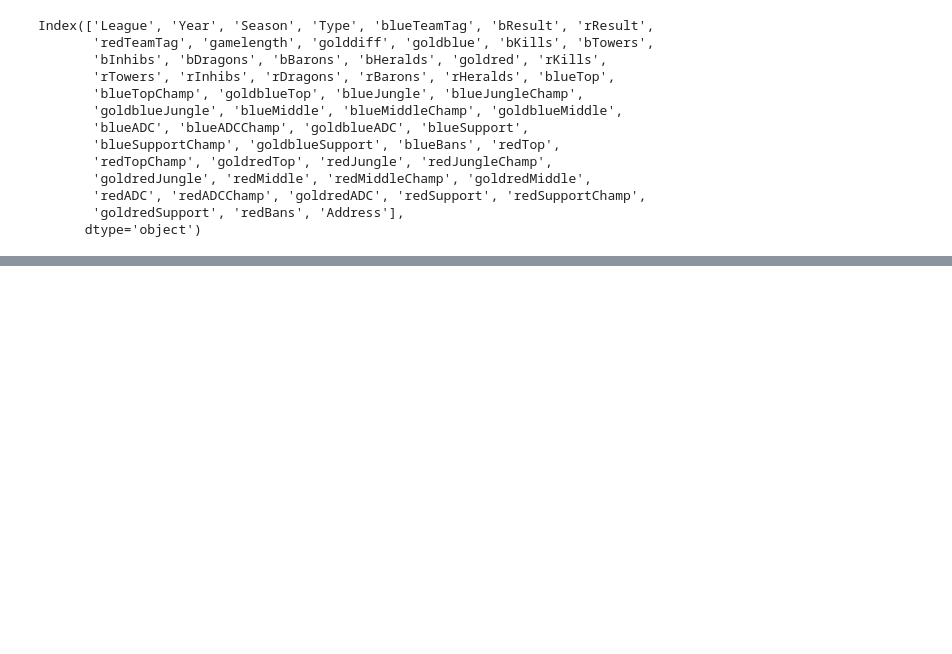
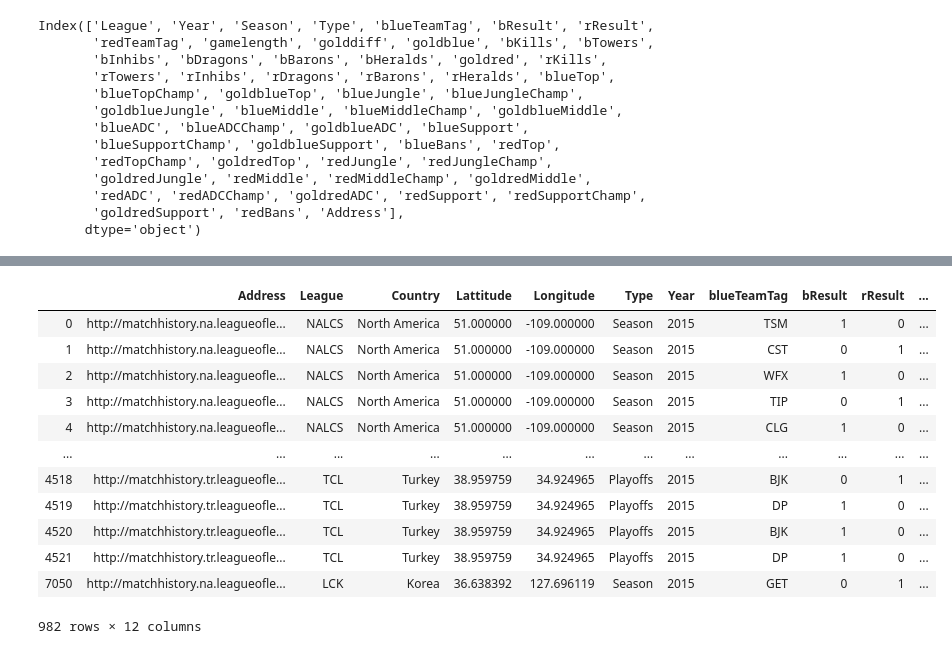
Before and after one commit to AdamGouja/project-Python-for-DS, a Jupyter notebook: Visualisation.ipynb, the cells around one changed output, grey strips where cells are left out. Saved outputs shown, nothing was run; the diff lists cells and outputs as text; code cells hidden in the pictures; blank space fills up the shorter version.

```diff
--- a/Visualisation.ipynb
+++ b/Visualisation.ipynb
@@ -283,0 +391,16 @@ dtype: object
+# %%
+df_length[df_length['Year']==2015]
+# %% [output]
+|  | Address | League | Country | Lattitude | Longitude | Type | Year | blueTeamTag | bResult | rResult | ... |
+| 0 | http://matchhistory.na.leagueofle... | NALCS | North America | 51.000000 | -109.000000 | Season | 2015 | TSM | 1 | 0 | ... |
+| 1 | http://matchhistory.na.leagueofle... | NALCS | North America | 51.000000 | -109.000000 | Season | 2015 | CST | 0 | 1 | ... |
+| 2 | http://matchhistory.na.leagueofle... | NALCS | North America | 51.000000 | -109.000000 | Season | 2015 | WFX | 1 | 0 | ... |
+| 3 | http://matchhistory.na.leagueofle... | NALCS | North America | 51.000000 | -109.000000 | Season | 2015 | TIP | 0 | 1 | ... |
+| 4 | http://matchhistory.na.leagueofle... | NALCS | North America | 51.000000 | -109.000000 | Season | 2015 | CLG | 1 | 0 | ... |
+| ... | ... | ... | ... | ... | ... | ... | ... | ... | ... | ... | ... |
+| 4518 | http://matchhistory.tr.leagueofle... | TCL | Turkey | 38.959759 | 34.924965 | Playoffs | 2015 | BJK | 0 | 1 | ... |
+| 4519 | http://matchhistory.tr.leagueofle... | TCL | Turkey | 38.959759 | 34.924965 | Playoffs | 2015 | DP | 1 | 0 | ... |
+| 4520 | http://matchhistory.tr.leagueofle... | TCL | Turkey | 38.959759 | 34.924965 | Playoffs | 2015 | BJK | 1 | 0 | ... |
+| 4521 | http://matchhistory.tr.leagueofle... | TCL | Turkey | 38.959759 | 34.924965 | Playoffs | 2015 | DP | 1 | 0 | ... |
+| 7050 | http://matchhistory.na.leagueofle... | LCK | Korea | 36.638392 | 127.696119 | Season | 2015 | GET | 0 | 1 | ... |
+982 rows × 12 columns
```
Also changed, not shown: parts of 45 cells of this notebook, 3 other files.
